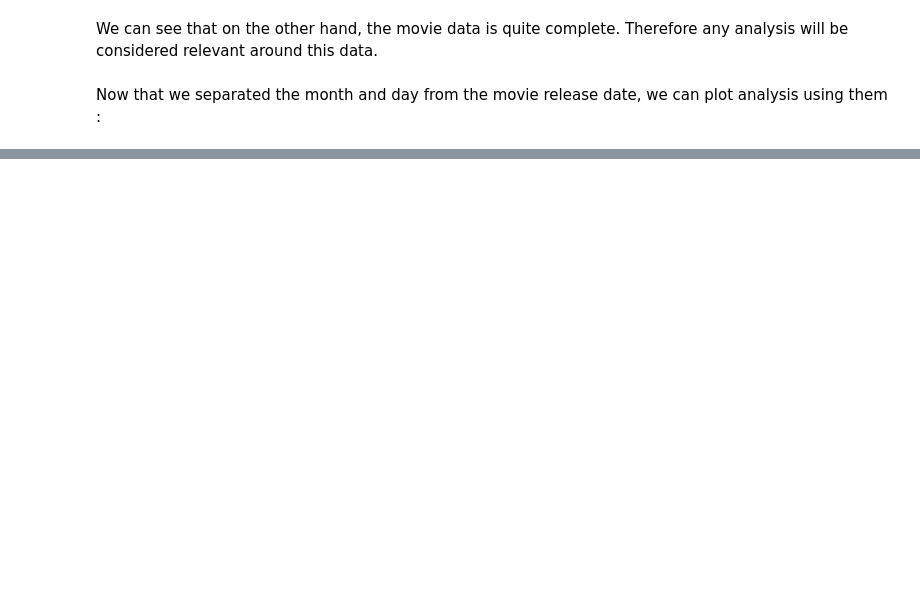
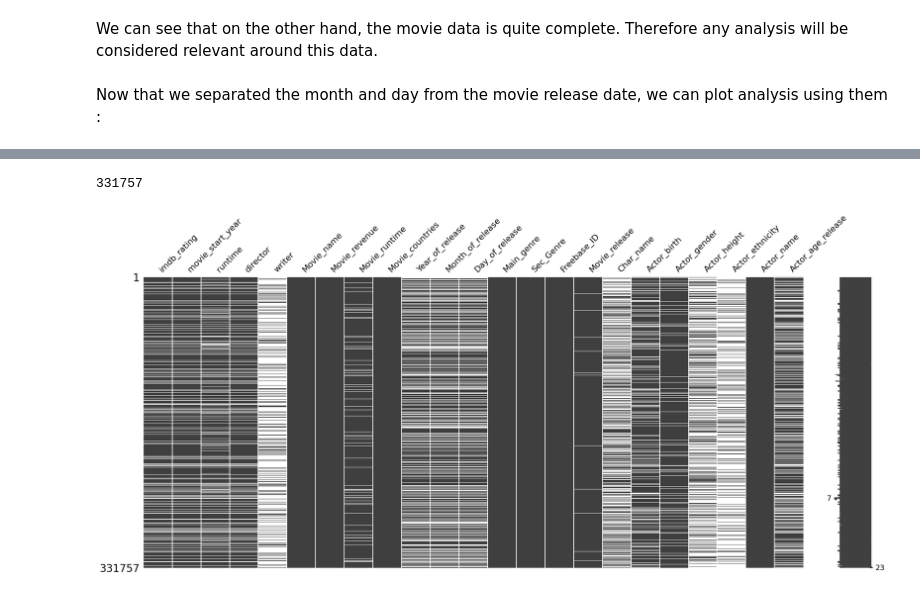
Before and after one commit to epfl-ada/ada-2023-project-patterndetectives, a Jupyter notebook: GraphMonth.ipynb, the cells around one changed output, grey strips where cells are left out. Drawn from its saved outputs; the diff is of its cells as text; code cells hidden in the pictures; blank space fills up the shorter version.

```diff
--- a/GraphMonth.ipynb
+++ b/GraphMonth.ipynb
@@ -244,0 +267,5 @@ fig.show()
+# %%
+df_imdb = pd.read_table('data/imdb_data.tsv')
+df_movie = df_imdb.merge(df_mov1, left_on='popular_title', right_on='Movie_name', how='right')
+print(len(df_movie))
+df_movie.columns
@@ -244,0 +282,5 @@ fig.show()
+# %%
+df_movie = df_movie.drop(['type', 'popular_title','original_title','writer_death','dir_known_titles','genres','writer_death'
+             ,'writer_know_titles','Movie_languages', 'Freebase_ID','dir_death','movie_end_year','Movie_release','Movie_genres'], axis=1)
+print(len(df_movie))
+df_movie.columns
@@ -244,0 +294,4 @@ fig.show()
+# %%
+df_movie = df_movie.merge(df_char, left_on='Wiki_ID', right_on='Wiki_ID', how='right')
+print(len(df_movie))
+df_movie.columns
@@ -244,0 +308,4 @@ fig.show()
+# %%
+df_movie = df_movie.drop(['Actor_ID','Wiki_ID','Char/Actor_map','writer_birth','dir_birth','Char_ID'],axis =1 )
+print(len(df_movie))
+df_movie.columns
@@ -244,0 +321,8 @@ fig.show()
+# %%
+df_movie = df_movie.dropna(subset=['Actor_name','Movie_name','Movie_revenue'])
+
+msno.matrix(df_movie)
+print(len(df_movie))
+# %% [output]
+331757
+[figure, added]
```
Also changed, not shown: parts of 14 cells of this notebook.
